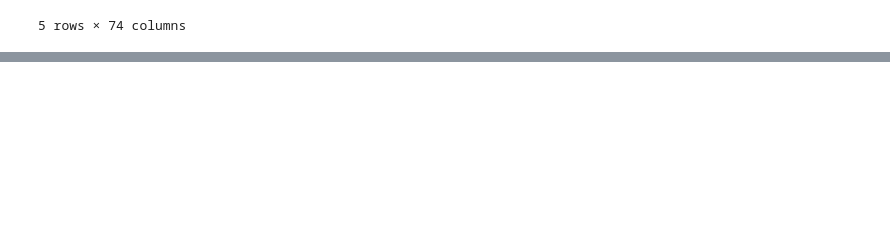
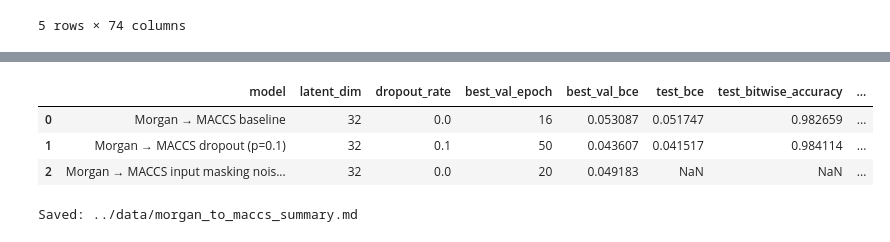
Before and after one commit to mell508-gif/predicting-predictability, a Jupyter notebook: data/objective_3_lincs_morgan_autoencoder.ipynb, the cells around one changed output, grey strips where cells are left out. Drawn from its saved outputs; the diff is of its cells as text; code cells hidden in the pictures; blank space fills up the shorter version.

Commit message:
Add Morgan to MACCS regularization experiments

```diff
--- a/data/objective_3_lincs_morgan_autoencoder.ipynb
+++ b/data/objective_3_lincs_morgan_autoencoder.ipynb
@@ -1750,0 +2926,74 @@ Name: count, dtype: int64
+# %%
+import numpy as np
+import pandas as pd
+
+noise_row = pd.DataFrame({
+    "model": ["Morgan → MACCS input masking noise (5%)"],
+    "latent_dim": [32],
+    "dropout_rate": [0.0],
+    "best_val_epoch": [best_epoch_morgan_to_maccs_noise],
+    "best_val_bce": [best_val_bce_morgan_to_maccs_noise],
+    "test_bce": [np.nan],
+    "test_bitwise_accuracy": [np.nan],
+    "mean_pr_auc": [np.nan],
+    "median_pr_auc": [np.nan],
+    "mean_tanimoto": [np.nan],
+    "median_tanimoto": [np.nan]
+})
+
+results_summary_morgan_to_maccs = pd.concat(
+    [results_summary_morgan_to_maccs, noise_row],
+    ignore_index=True
+)
+
+results_summary_morgan_to_maccs.to_csv(
+    "../data/morgan_to_maccs_latent32_results_summary.csv",
+    index=False
+)
+
+display(results_summary_morgan_to_maccs)
+# %% [output]
+|  | model | latent_dim | dropout_rate | best_val_epoch | best_val_bce | test_bce | test_bitwise_accuracy | ... |
+| 0 | Morgan → MACCS baseline | 32 | 0.0 | 16 | 0.053087 | 0.051747 | 0.982659 | ... |
+| 1 | Morgan → MACCS dropout (p=0.1) | 32 | 0.1 | 50 | 0.043607 | 0.041517 | 0.984114 | ... |
+| 2 | Morgan → MACCS input masking nois... | 32 | 0.0 | 20 | 0.049183 | NaN | NaN | ... |
+# %%
+from pathlib import Path
+
+summary_text = """# Morgan → MACCS Cross-Representation Autoencoder
+
+## Setup
+- Input: 2048-bit Morgan fingerprints
+- Target: 167-bit MACCS keys
+- Latent dimension: 32
+- Split: 70% train / 15% validation / 15% test
+- Loss: Binary cross-entropy
+
+## Experiments
+| Model | Best validation BCE | Best epoch | Test BCE |
+|---|---:|---:|---:|
+| Baseline | 0.053087 | 16 | 0.051747 |
+| Dropout (p=0.1) | 0.043607 | 50 | 0.041517 |
+| Input masking noise (5%) | 0.049183 | 20 | Not evaluated |
+
+## Best model
+The dropout model performed best on validation and test data.
+
+- Test bitwise accuracy: 98.4114%
+- Mean per-molecule PR-AUC: 0.9892
+- Mean per-molecule Tanimoto similarity: 0.9488
+
+## Key files
+- Notebook: `data/objective_3_lincs_morgan_autoencoder.ipynb`
+- Results table: `data/morgan_to_maccs_latent32_results_summary.csv`
+- Best dropout model: `models/morgan_to_maccs_latent32_dropout01_best.pt`
+- Baseline curve: `figures/morgan_to_maccs_latent32_bce_curve.png`
+- Dropout curve: `figures/morgan_to_maccs_latent32_dropout01_bce_curve.png`
+- Noise curve: `figures/morgan_to_maccs_latent32_masknoise05_bce_curve.png`
+"""
+
+Path("../data/morgan_to_maccs_summary.md").write_text(summary_text)
+
+print("Saved: ../data/morgan_to_maccs_summary.md")
+# %% [output]
+Saved: ../data/morgan_to_maccs_summary.md
```
Also changed, not shown: parts of 22 cells of this notebook, 8 other files.
